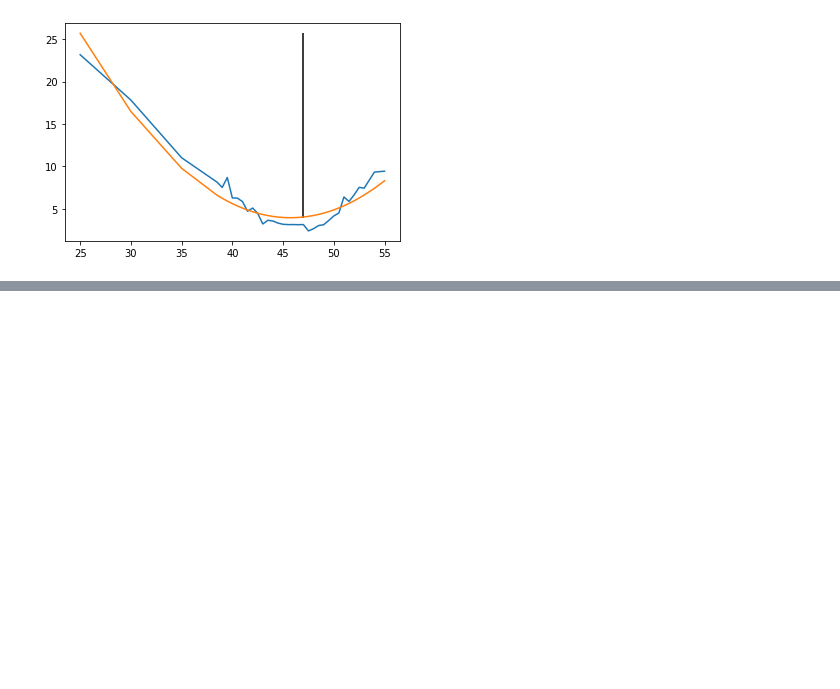
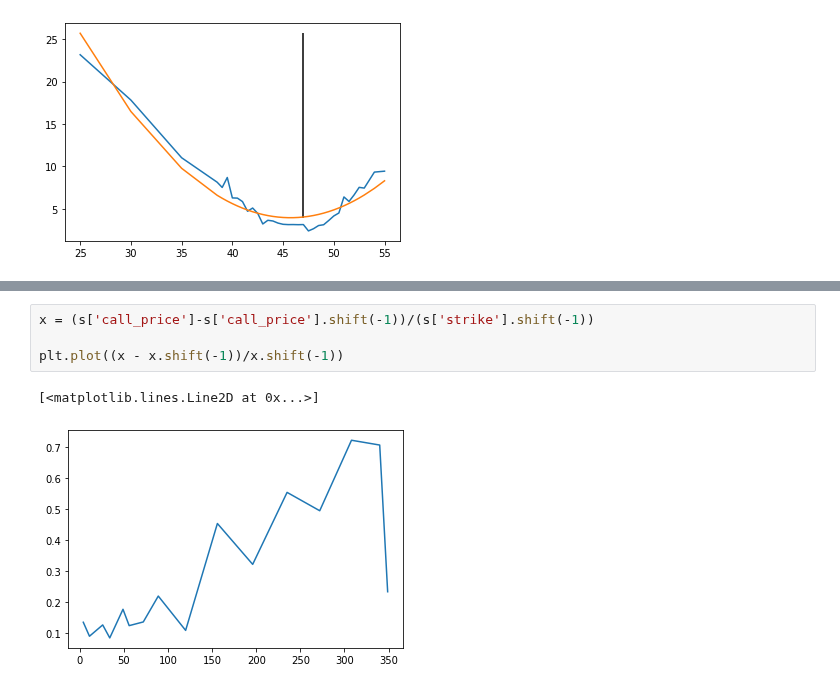
Before and after one commit to rbetzler/fun-times-in-python, a Jupyter notebook: finance/science/exploration/20200528_options.ipynb, the cells around one changed output, grey strips where cells are left out. Cells and saved outputs as stored; diff of their text form; blank space fills up the shorter version.

```diff
--- a/finance/science/exploration/20200528_options.ipynb
+++ b/finance/science/exploration/20200528_options.ipynb
@@ -349,0 +384,7 @@ plt.show()
+# %%
+x = (s['call_price']-s['call_price'].shift(-1))/(s['strike'].shift(-1))
+
+plt.plot((x - x.shift(-1))/x.shift(-1))
+# %% [output]
+[<matplotlib.lines.Line2D at 0x...>]
+[figure, added]
```
Also changed, not shown: parts of 4 cells of this notebook, 2 other files.
